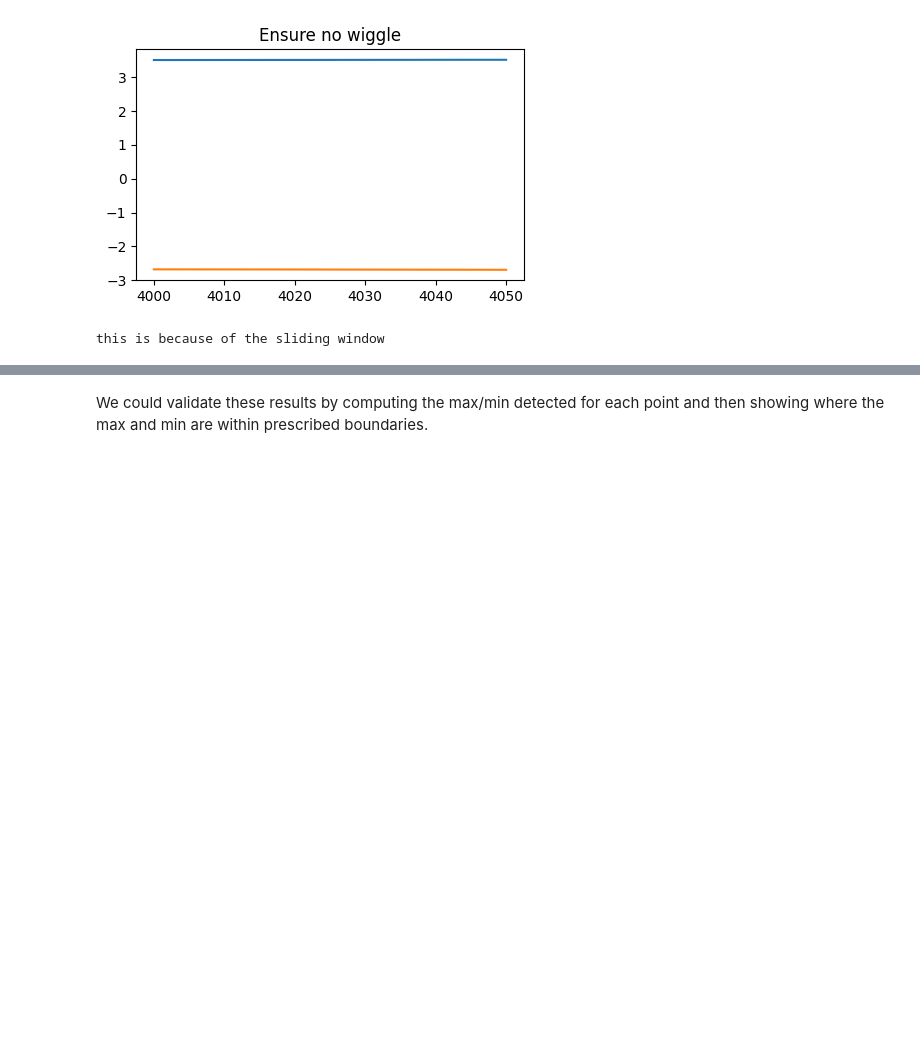
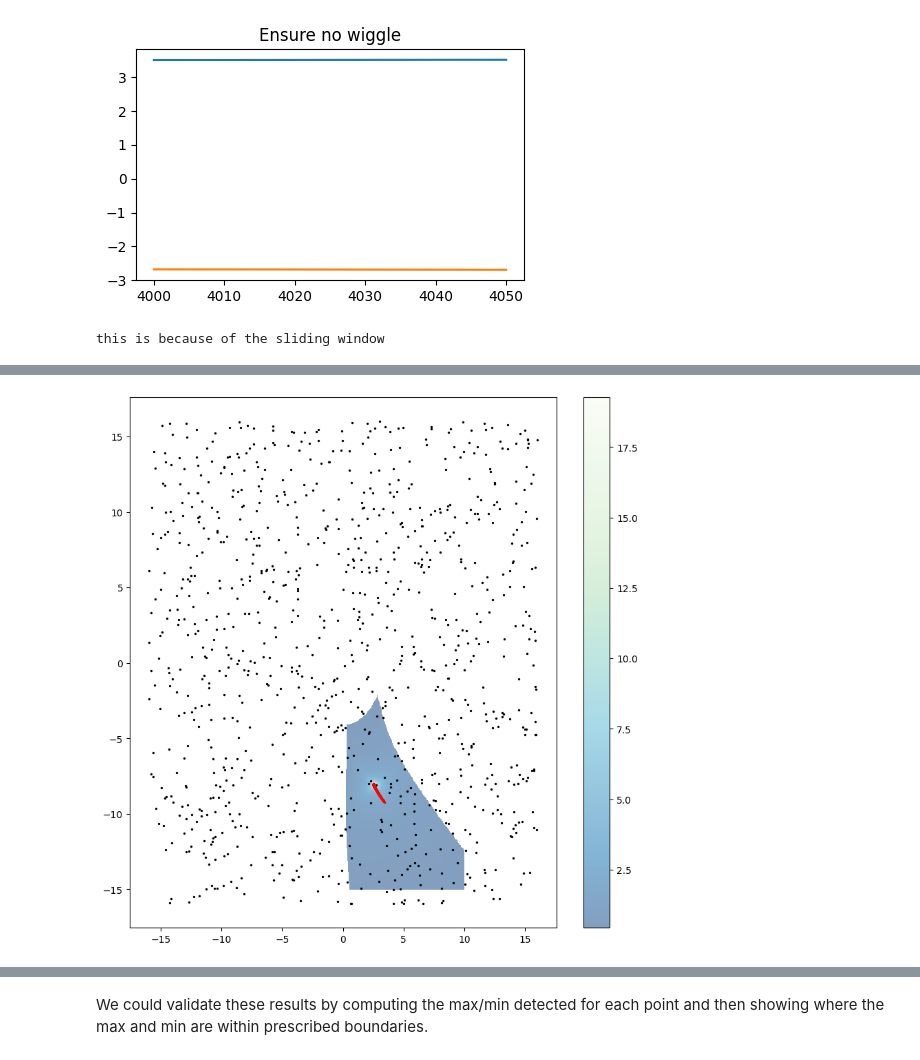
Before and after one commit to ljstolting/EvolvingHP, a Jupyter notebook: Python/Statistics.ipynb, the cells around one changed output, grey strips where cells are left out. Saved outputs shown, nothing was run; the diff lists cells and outputs as text; code cells hidden in the pictures; blank space fills up the shorter version.

```diff
--- a/Python/Statistics.ipynb
+++ b/Python/Statistics.ipynb
@@ -529,0 +530,14 @@ plt.show()
+# %%
+#version where plasticity duration is doubled
+initial_final = np.loadtxt("../Cpp/PeteICsfast.dat")
+initial_final = initial_final.reshape((1000,2,2))
+initials = initial_final[:,0]
+finals = initial_final[:,1]
+plt.figure(figsize=(10,10))
+plt.pcolormesh(par1_res,par2_res,Z_Pyloric, cmap='GnBu_r',alpha=.5)
+plt.colorbar()
+plt.scatter(initials[:,0],initials[:,1],color='k',s=2)
+plt.scatter(finals[:,0],finals[:,1],color='r',s=2)#alpha=norm_fitnesses)
+plt.show()
+# %% [output]
+[figure, added]
```
Also changed, not shown: parts of 2 cells of this notebook, 10 other files.
